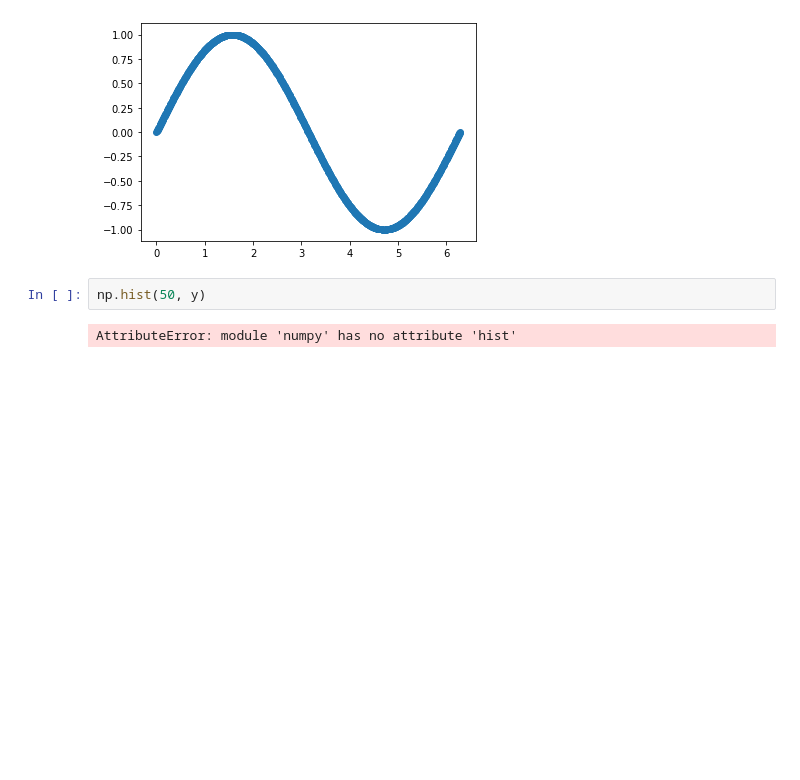
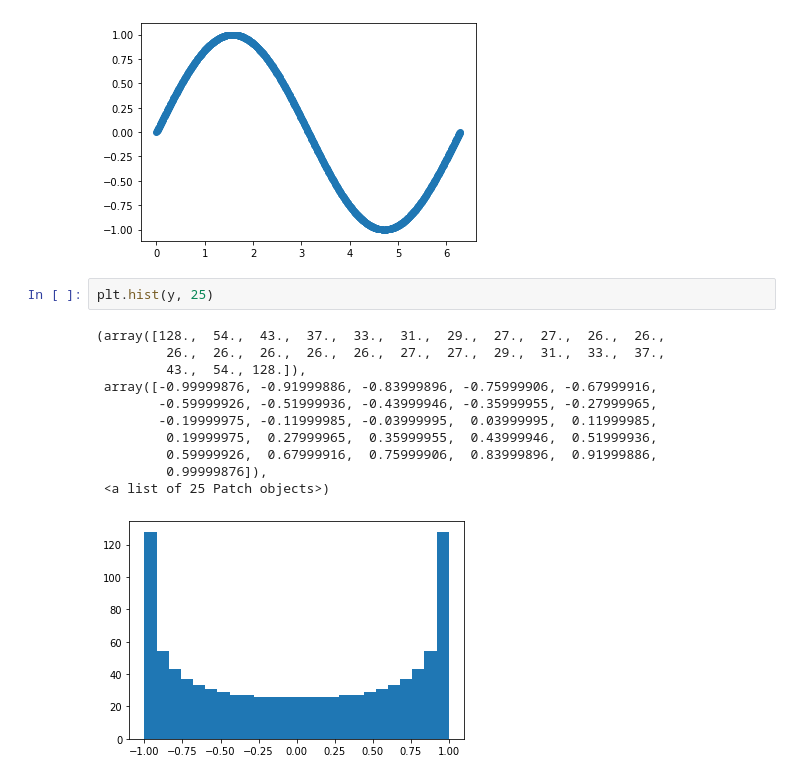
Before and after one commit to walttruelove29/coe311k, a Jupyter notebook: classwork/wjt582-CH1.ipynb, the cells around one changed output. Cells and saved outputs as stored; diff of their text form; blank space fills up the shorter version.

```diff
--- a/classwork/wjt582-CH1.ipynb
+++ b/classwork/wjt582-CH1.ipynb
@@ -26,6 +26,16 @@ plt.show()
 # %% [output]
 [figure]
 # %%
-np.hist(50, y)
+plt.hist(y, 25)
 # %% [output]
-AttributeError: module 'numpy' has no attribute 'hist'
+(array([128.,  54.,  43.,  37.,  33.,  31.,  29.,  27.,  27.,  26.,  26.,
+         26.,  26.,  26.,  26.,  26.,  27.,  27.,  29.,  31.,  33.,  37.,
+         43.,  54., 128.]),
+ array([-0.99999876, -0.91999886, -0.83999896, -0.75999906, -0.67999916,
+        -0.59999926, -0.51999936, -0.43999946, -0.35999955, -0.27999965,
+        -0.19999975, -0.11999985, -0.03999995,  0.03999995,  0.11999985,
+         0.19999975,  0.27999965,  0.35999955,  0.43999946,  0.51999936,
+         0.59999926,  0.67999916,  0.75999906,  0.83999896,  0.91999886,
+         0.99999876]),
+ <a list of 25 Patch objects>)
+[figure, added]
```
Also changed, not shown: 1 other file.
